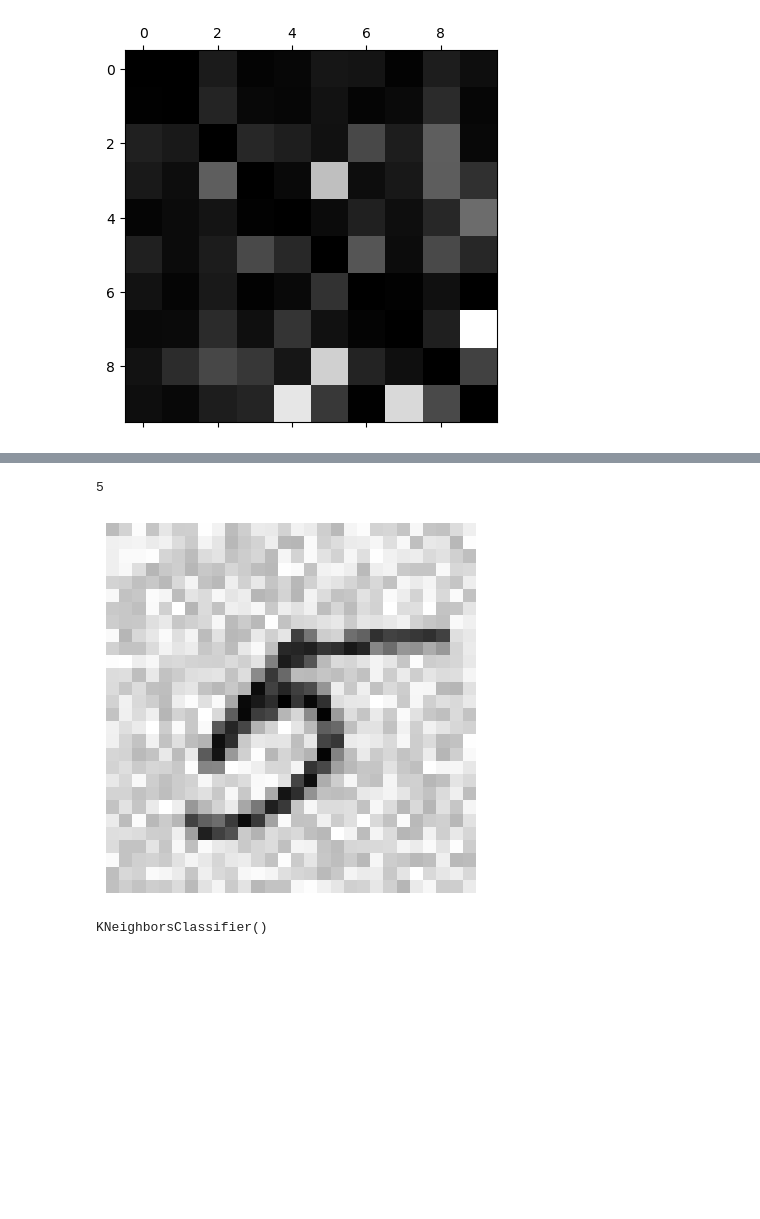
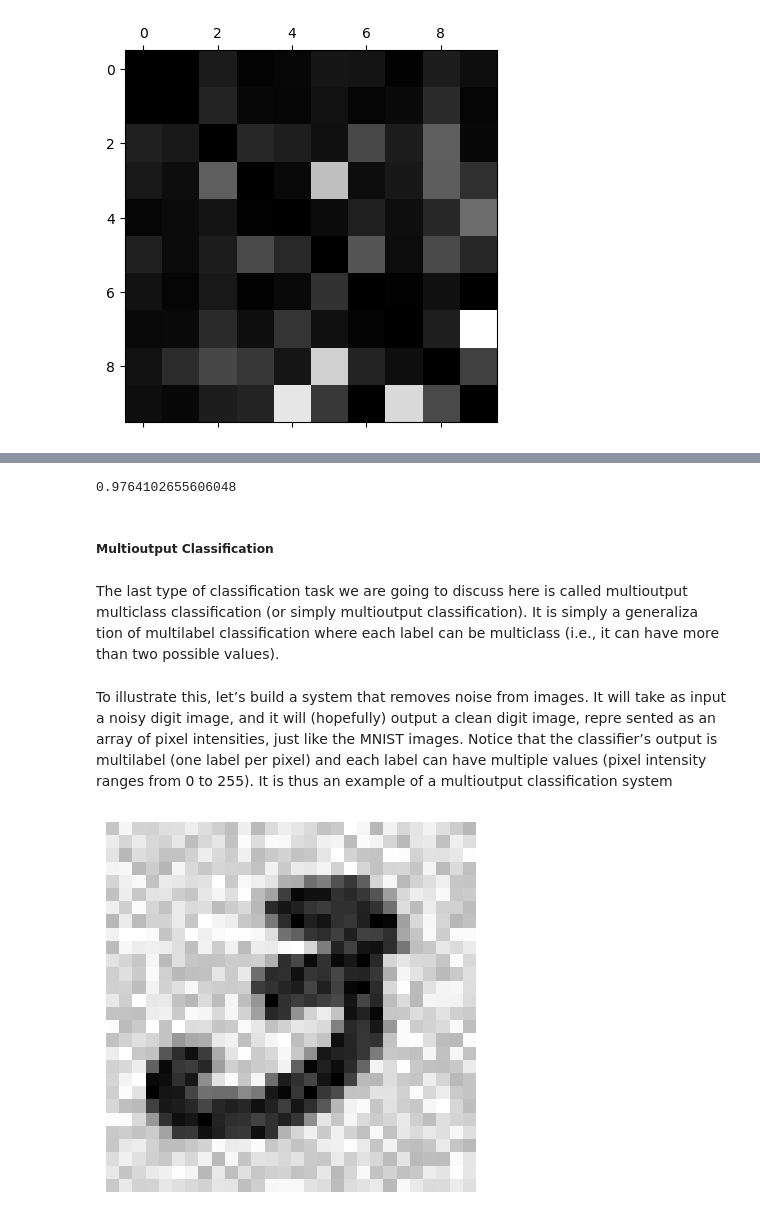
Before and after one commit to henryelorm/Hands-on-Machine-Learning, a Jupyter notebook: chapter3/mnist/mnist.ipynb, the cells around one changed output, grey strips where cells are left out. Cells and saved outputs as stored; diff of their text form; code cells hidden in the pictures; blank space fills up the shorter version.

```diff
--- a/chapter3/mnist/mnist.ipynb
+++ b/chapter3/mnist/mnist.ipynb
@@ -216,0 +100,3 @@ roc_auc_score(y_train_5, y_scores)
+# %%
+sdg_clf = SGDClassifier(random_state=42)
+sdg_clf.fit(X_train, y_train_5)
@@ -265,4 +439,5 @@ print(svm_clf.classes_[5])
 # %%
-## trying with OvR, with base svc
 ovr_clf = OneVsRestClassifier(SVC())
-# ovr_clf.fit(X_train, y_train)
+
+ovr_clf.fit(X_train, y_train)
+ovr_clf.predict([some_digit])
@@ -269,3 +445,0 @@ ovr_clf = OneVsRestClassifier(SVC())
-# %%
-# using sgd classifier
-sgd_clf.fit(X_train, y_train)
@@ -349,25 +558,50 @@ f1_score(y_multilabel, y_train_knn_pred, average="macro")
+# %%
+## We can consider using F1 score to evaluate this classifier..
+# selecting the right model depends on the project
+
+y_train_knn_pred = cross_val_predict(knn_clf, X_train, y_multilabel, cv=3)
+f1_score(y_multilabel, y_train_knn_pred, average="macro")
+
+# This assumes that all labels are equally important, however, which may not be the
+#  case. In particular, if you have many more pictures of Alice than of Bob or Charlie,
+#  you may want to give more weight to the classifier’s score on pictures of Alice. One
+#  simple option is to give each label a weight equal to its support (i.e., the number of
+# instances with that target label). To do this, simply set average="weighted" in the
+#  preceding code.
+# %% [output]
+0.9764102655606048
+# %% [markdown]
+##### Multioutput Classification
+# %% [markdown]
+ The last type of classification task we are going to discuss here is called multioutput
+multiclass classification (or simply multioutput classification). It is simply a generaliza
+tion of multilabel classification where each label can be multiclass (i.e., it can have
+ more than two possible values).
+# %% [markdown]
+ To illustrate this, let’s build a system that removes noise from images. It will take as
+ input a noisy digit image, and it will (hopefully) output a clean digit image, repre
+sented as an array of pixel intensities, just like the MNIST images. Notice that the
+ classifier’s output is multilabel (one label per pixel) and each label can have multiple
+ values (pixel intensity ranges from 0 to 255). It is thus an example of a multioutput
+ classification system
 # %%
-noise = np.random.randint(0, 100, [len(X_train), 784])
+noise = np.random.randint(0, 100, (len(X_train), 784))  # generating random transformations for train
 X_train_mod = X_train + noise
-noise = np.random.randint(0, 100, [len(X_test), 784])
+
+noise = np.random.randint(0, 100, (len(X_test), 784))  # generating randome transformations for test
 X_test_mod = X_test + noise
-y_train_mod = X_train
-y_test_mod = X_test
+
+y_train_mod = y_train
+y_test_mod = y_test
 # %%
-#checking out an image by selecting random rows
-# rand_val = np.random.randint(y.shape[0])
-some_digit_noised = X_train_mod.loc[rand_val, :]
+# lets check the images with the noise
 
-print(y[rand_val])
+rand_val = np.random.randint(X_train_mod.shape[0])
+some_digit = X_train_mod.loc[rand_val, :]
 
-some_digit_image = np.array(some_digit_noised).reshape(28, 28)
+some_digit_image = np.array(some_digit).reshape(28, 28)
 plt.imshow(some_digit_image, cmap='binary')
 plt.axis("off")
 plt.show()
 # %% [output]
-5
-[figure, old version]
+[figure, new version]
-# %%
-knn_clf.fit(X_train_mod, y_train_mod)
-# %% [output]
-KNeighborsClassifier()
```
Also changed, not shown: parts of 126 cells of this notebook.
